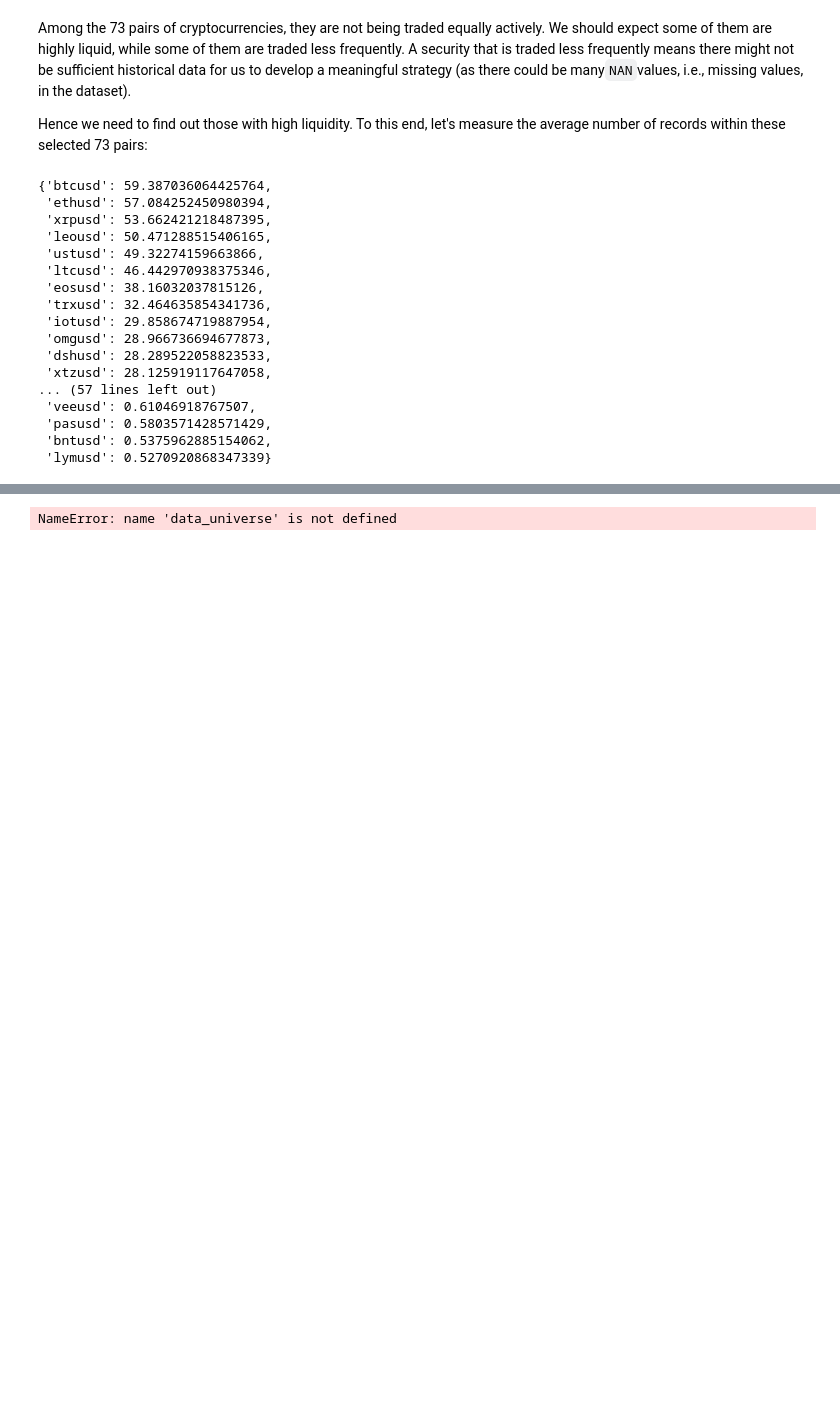
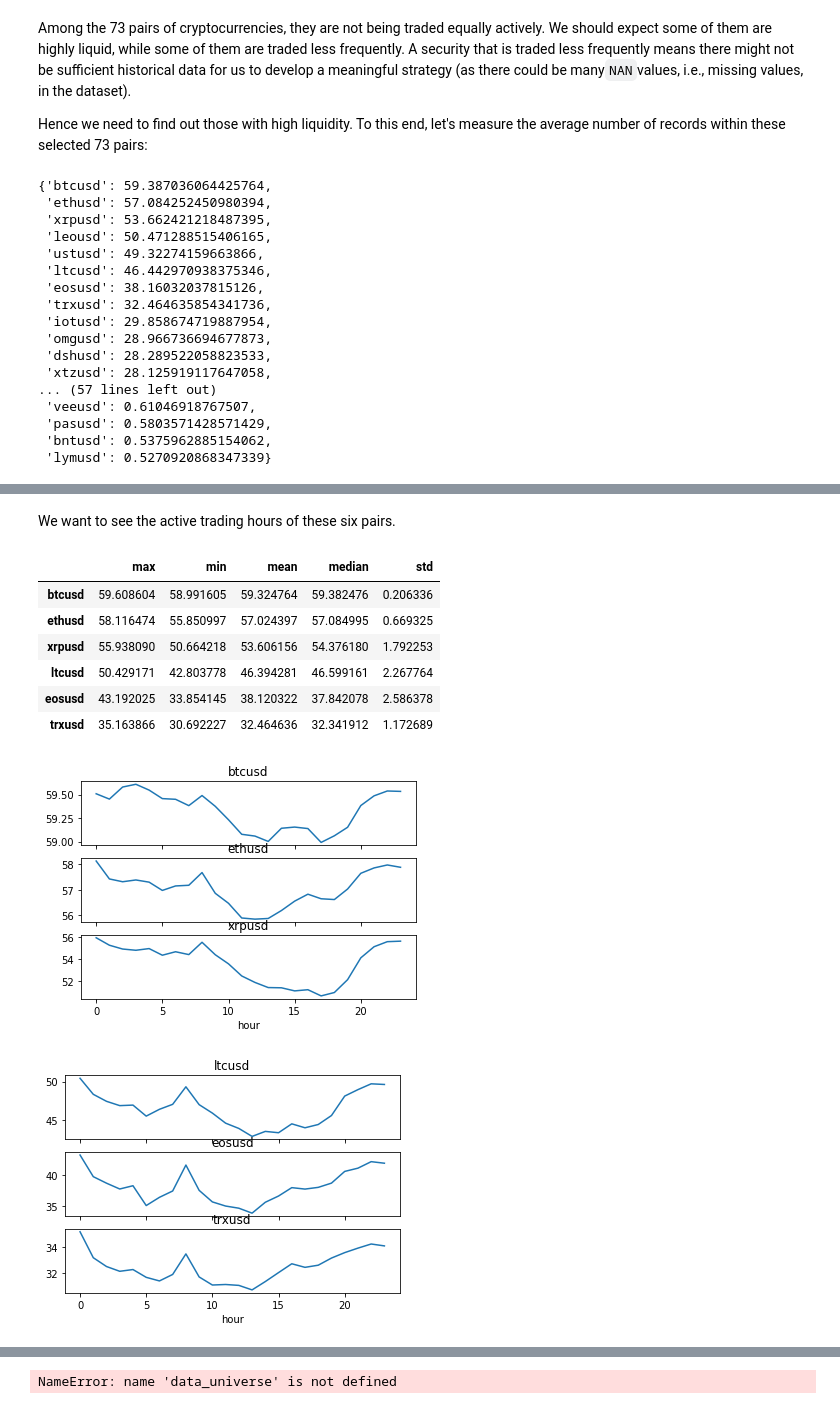
Before and after one commit to josephchenhk/qtrader_strategies, a Jupyter notebook: EDA.ipynb, the cells around one changed output, grey strips where cells are left out. Saved outputs shown, nothing was run; the diff lists cells and outputs as text; code cells hidden in the pictures; blank space fills up the shorter version.

```diff
--- a/EDA.ipynb
+++ b/EDA.ipynb
@@ -188,0 +269,43 @@ Prepare data files for backtest:
+# %% [markdown]
+We want to see the active trading hours of these six pairs.
+# %%
+num_bars_in_1hr = {}
+for i, pair in tqdm(enumerate(liquid_correlated_pairs)):
+    if i % 3 == 0:
+        fig, axes = plt.subplots(
+            nrows=3,
+            ncols=1,
+            sharex=True
+        )
+    df = pd.read_csv(f"data/{pair}.csv")
+    df = df[
+        (df.time >= start_ts)
+        & (df.time <= end_ts)
+    ]
+    df["time_key"] = df.time.apply(lambda x: datetime.fromtimestamp(int(x/1000)))
+    df["date"] = df.time_key.apply(lambda x: x.date())
+    df["hour"] = df.time_key.apply(lambda x: x.hour)
+    num_days = len(df.date.unique())
+    # Average number of bars in that particular hour
+    df1 = df.groupby("hour").count().time / num_days
+    df1.plot(ax=axes[i%3], title=f"{pair}")
+    num_bars_in_1hr[pair] = {
+        "max": df1.max(),
+        "min": df1.min(),
+        "mean": df1.mean(),
+        "median": df1.median(),
+        "std": df1.std()
+    }
+num_bars_in_1hr = pd.DataFrame(num_bars_in_1hr).T
+num_bars_in_1hr = num_bars_in_1hr.sort_values(by="min", ascending=False)
+num_bars_in_1hr
+# %% [output]
+|  | max | min | mean | median | std |
+| btcusd | 59.608604 | 58.991605 | 59.324764 | 59.382476 | 0.206336 |
+| ethusd | 58.116474 | 55.850997 | 57.024397 | 57.084995 | 0.669325 |
+| xrpusd | 55.938090 | 50.664218 | 53.606156 | 54.376180 | 1.792253 |
+| ltcusd | 50.429171 | 42.803778 | 46.394281 | 46.599161 | 2.267764 |
+| eosusd | 43.192025 | 33.854145 | 38.120322 | 37.842078 | 2.586378 |
+| trxusd | 35.163866 | 30.692227 | 32.464636 | 32.341912 | 1.172689 |
+[figure, added]
+[figure, added]
```
Also changed, not shown: parts of 21 cells of this notebook.
